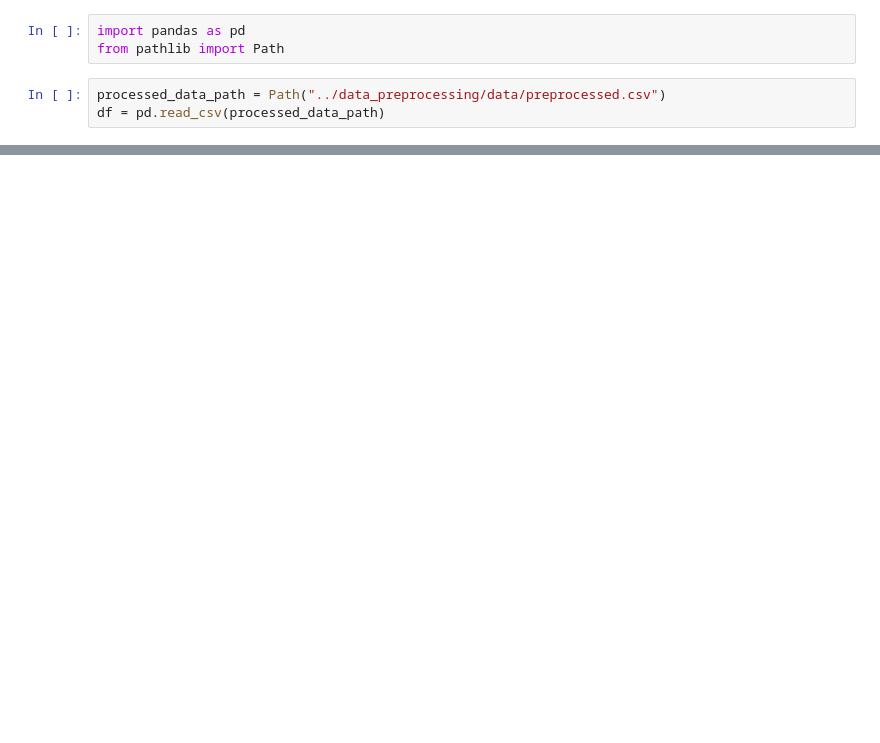
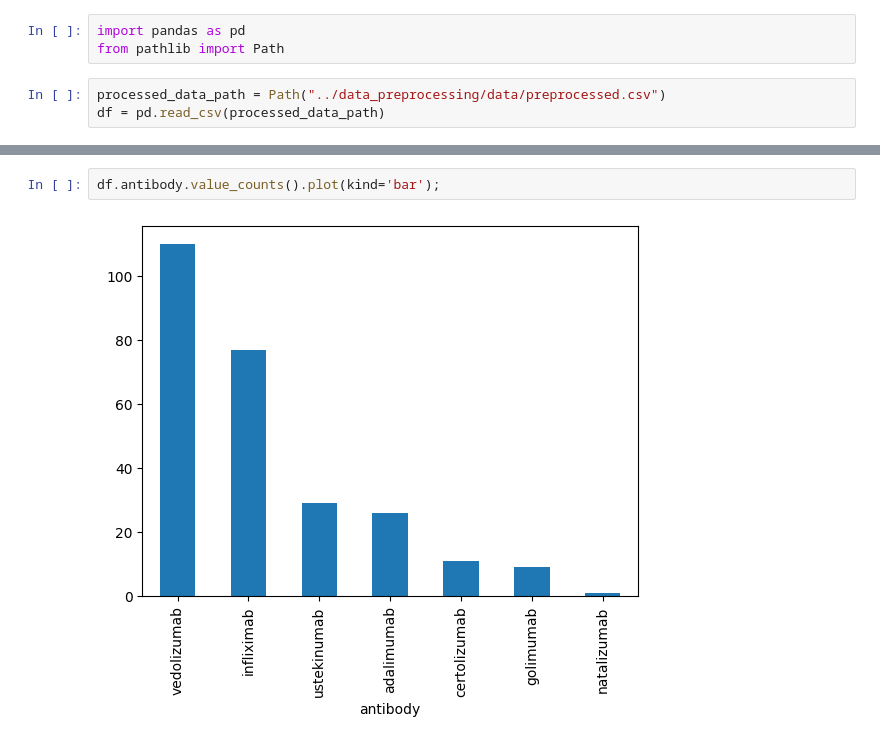
Before and after one commit to stlbnmaria/treatment-feedback, a Jupyter notebook: EDA/eda.ipynb, the cells around one changed output, grey strips where cells are left out. Drawn from its saved outputs; the diff is of its cells as text; blank space fills up the shorter version.

```diff
--- a/EDA/eda.ipynb
+++ b/EDA/eda.ipynb
@@ -15,0 +93,4 @@ df.head()
+# %%
+df.antibody.value_counts().plot(kind='bar');
+# %% [output]
+[figure, added]
```
Also changed, not shown: parts of 18 cells of this notebook.
